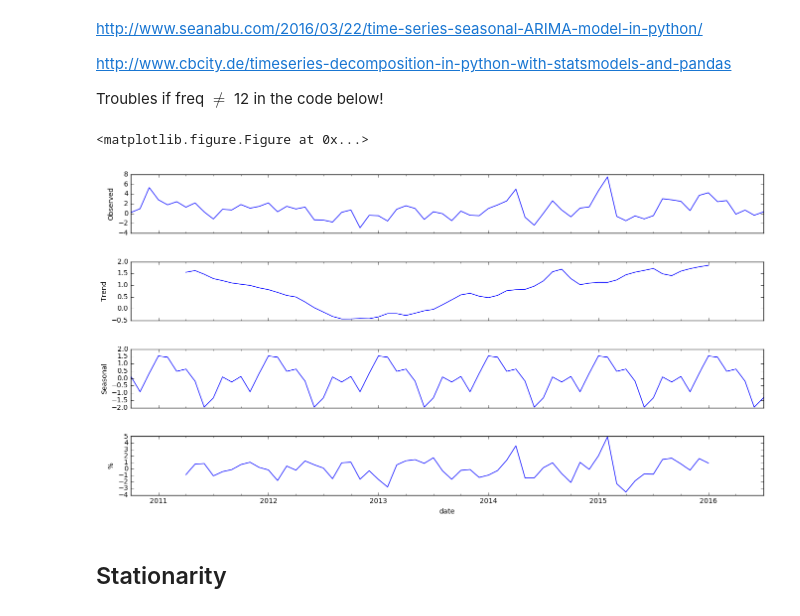
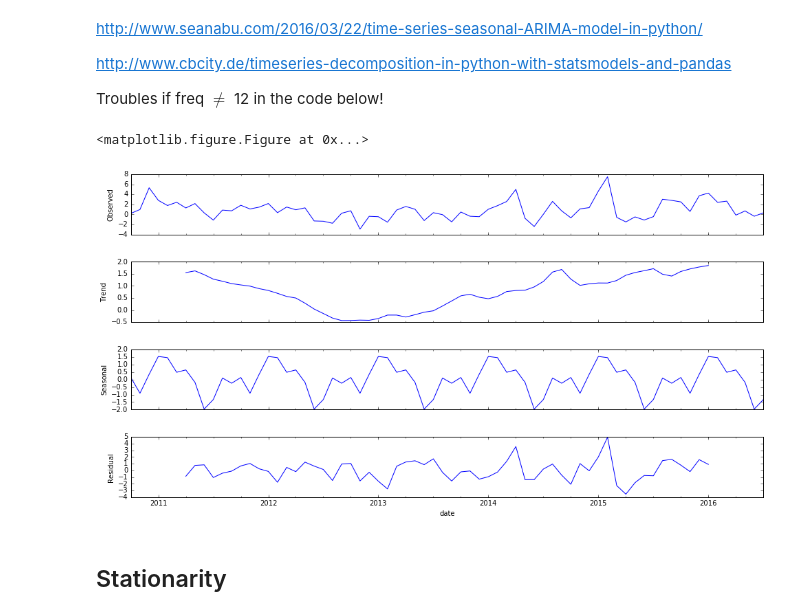
Before and after one commit to arangogithub/time_series, a Jupyter notebook: Dane_IPC_tendency.ipynb, the cells around one changed output. Drawn from its saved outputs; the diff is of its cells as text; code cells hidden in the pictures.

```diff
--- a/Dane_IPC_tendency.ipynb
+++ b/Dane_IPC_tendency.ipynb
@@ -58,14 +58,14 @@ http://www.cbcity.de/timeseries-decomposition-in-python-with-statsmodels-and-pan
 Troubles if freq $\ne$ 12 in the code below!
 # %%
 decompfreq = 12
-decomposition = sm.tsa.seasonal_decompose(Data.indx.interpolate(), freq = 12, model='additive')
+decomposition = sm.tsa.seasonal_decompose(Data.indx.interpolate(), model='additive')
 fig = plt.figure()
 fig = decomposition.plot()
-plt.ylabel('%')
+#plt.ylabel('%')
 fig.set_size_inches(15, 8)
 # %% [output]
 <matplotlib.figure.Figure at 0x...>
-[figure, old version]
+[figure, new version]
 # %% [markdown]
 ## Stationarity
 # %% [markdown]
```
Also changed, not shown: parts of 3 cells of this notebook, 1 other file.
